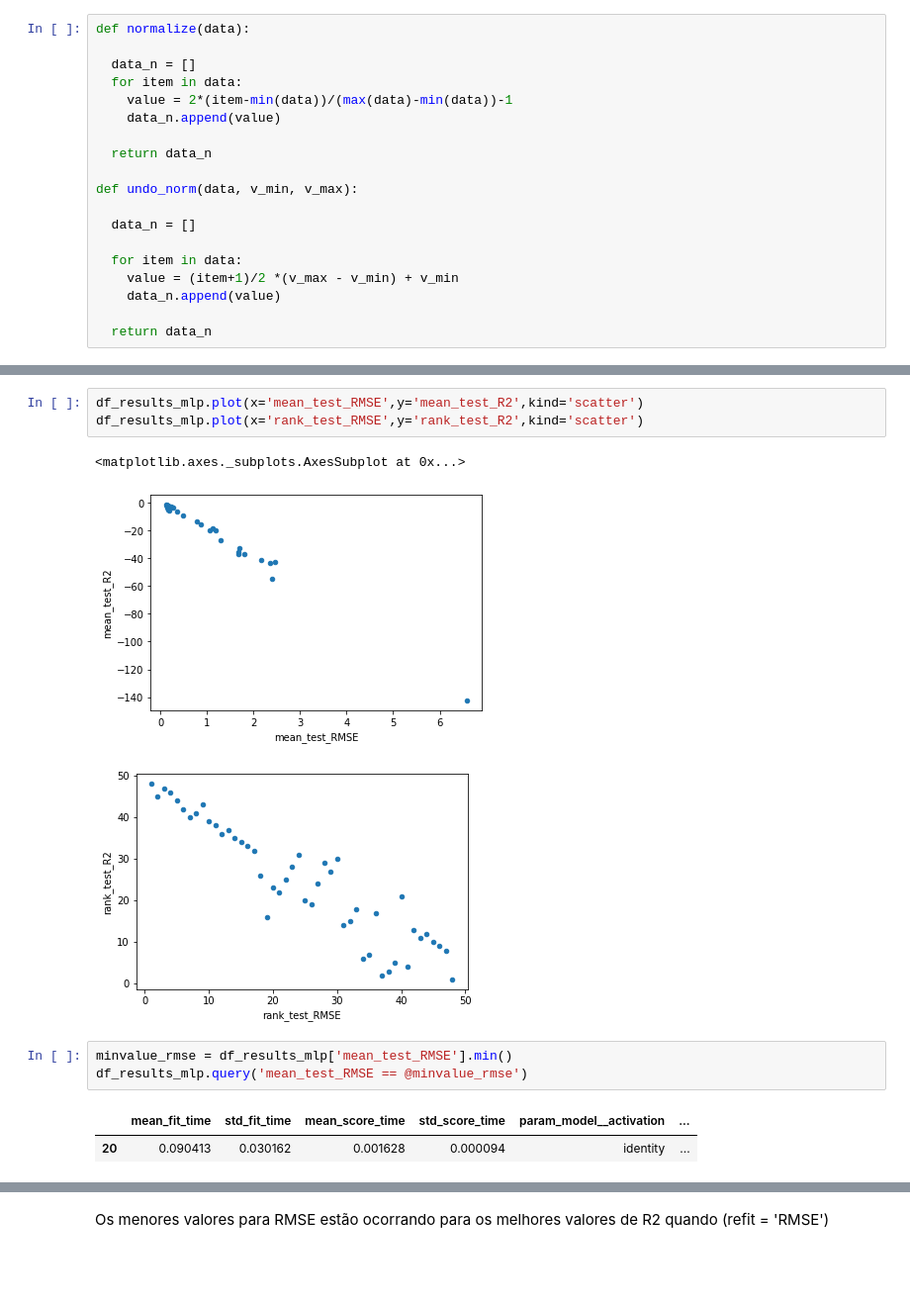
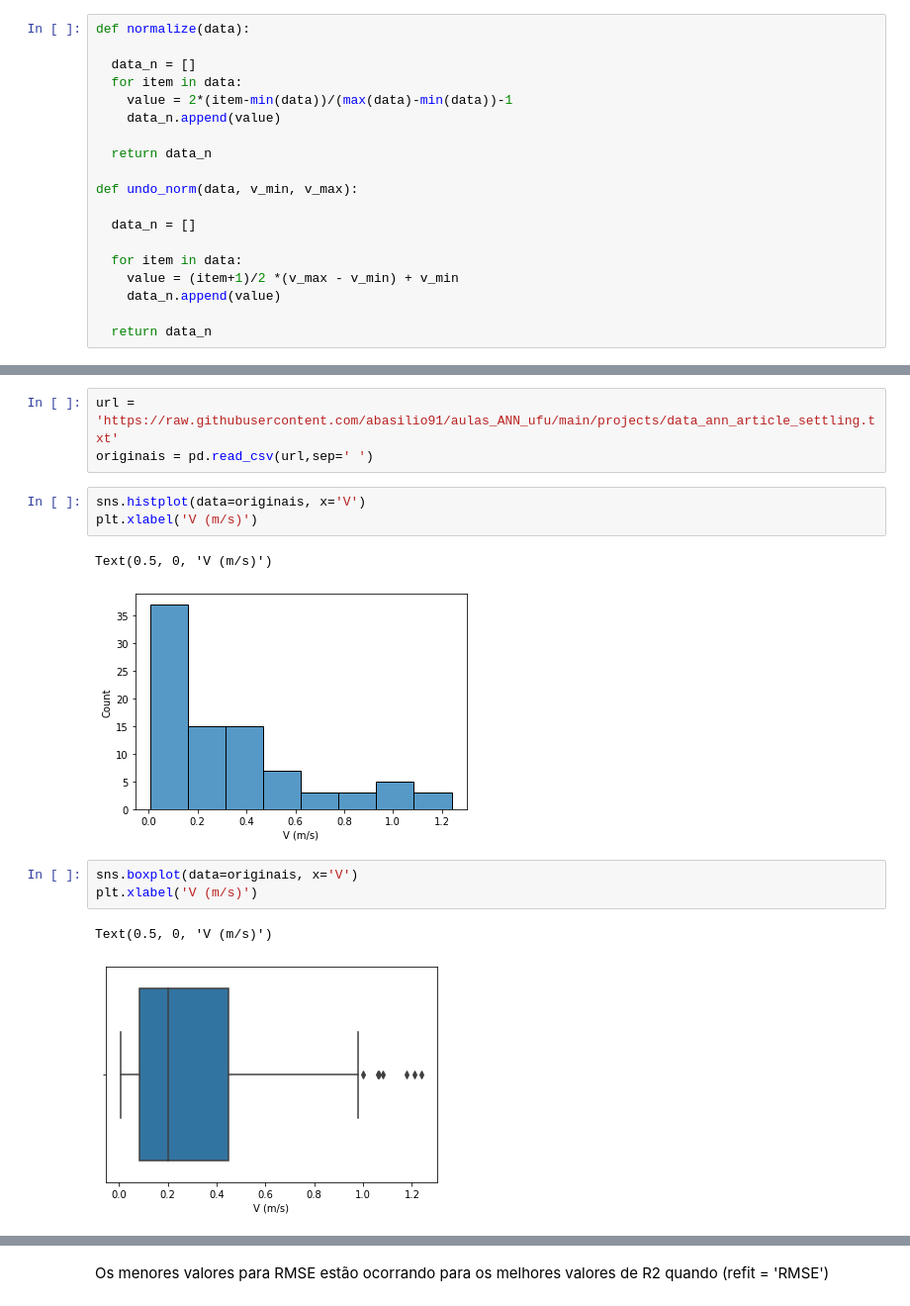
Before and after one commit to abasilio91/aulas_ANN_ufu, a Jupyter notebook: projects/ann_article_settling_reproduction.ipynb, the cells around one changed output, grey strips where cells are left out. Shown: that part at 99% size. Drawn from its saved outputs; the diff is of its cells as text; blank space fills up the shorter version.

```diff
--- a/projects/ann_article_settling_reproduction.ipynb
+++ b/projects/ann_article_settling_reproduction.ipynb
@@ -288,13 +35,15 @@ df_results_mlp
-# %%
-df_results_mlp.plot(x='mean_test_RMSE',y='mean_test_R2',kind='scatter')
-df_results_mlp.plot(x='rank_test_RMSE',y='rank_test_R2',kind='scatter')
-# %% [output]
-<matplotlib.axes._subplots.AxesSubplot at 0x...>
-[figure, removed]
-[figure, removed]
-# %%
-minvalue_rmse = df_results_mlp['mean_test_RMSE'].min()
-df_results_mlp.query('mean_test_RMSE == @minvalue_rmse')
-# %% [output]
-|  | mean_fit_time | std_fit_time | mean_score_time | std_score_time | param_model__activation | ... |
-| 20 | 0.090413 | 0.030162 | 0.001628 | 0.000094 | identity | ... |
+# %%
+url = 'https://raw.githubusercontent.com/abasilio91/aulas_ANN_ufu/main/projects/data_ann_article_settling.txt'
+originais = pd.read_csv(url,sep=' ')
+# %%
+sns.histplot(data=originais, x='V')
+plt.xlabel('V (m/s)')
+# %% [output]
+Text(0.5, 0, 'V (m/s)')
+[figure, added]
+# %%
+sns.boxplot(data=originais, x='V')
+plt.xlabel('V (m/s)')
+# %% [output]
+Text(0.5, 0, 'V (m/s)')
+[figure, added]
```
Also changed, not shown: parts of 57 cells of this notebook.
